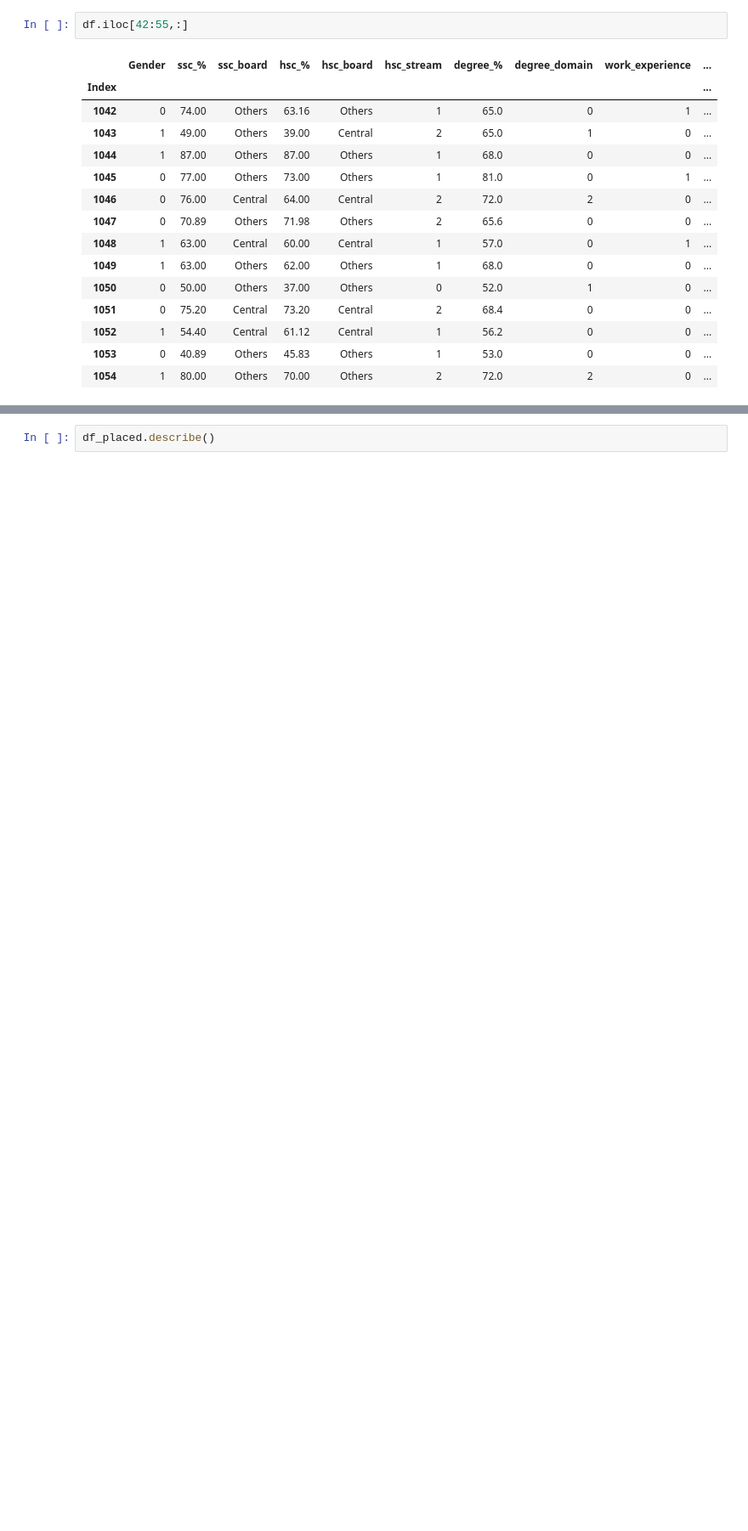
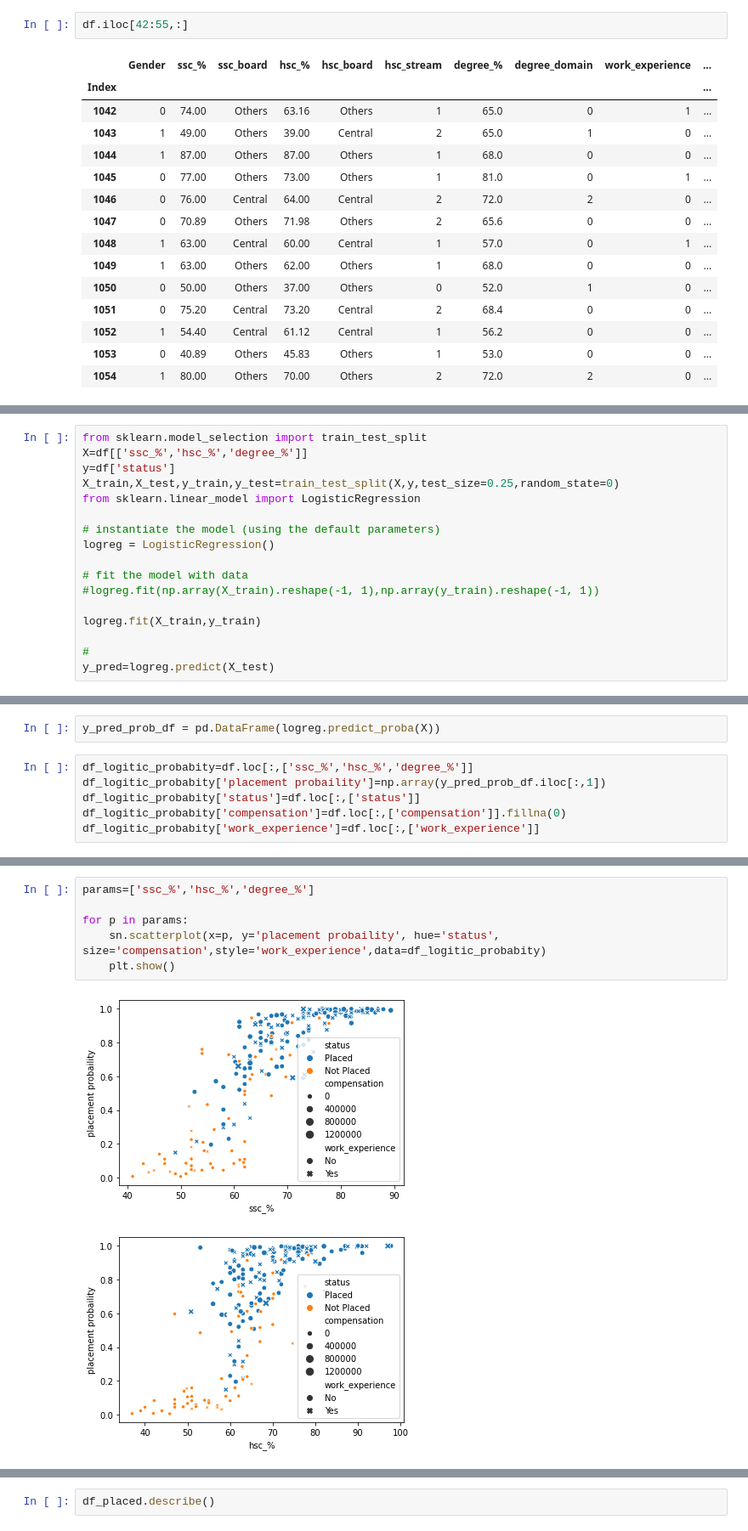
Before and after one commit to Graphtrack/IIMR-Phoenix, a Jupyter notebook: Pheonix analysis.ipynb, the cells around one changed output, grey strips where cells are left out. Shown: that part at 85% size. Saved outputs shown, nothing was run; the diff lists cells and outputs as text; blank space fills up the shorter version.

Commit message:
D2c logistic regression

```diff
--- a/Pheonix analysis.ipynb
+++ b/Pheonix analysis.ipynb
@@ -82,0 +106,17 @@ plt.show()
+# %%
+from sklearn.model_selection import train_test_split
+X=df[['ssc_%','hsc_%','degree_%']]
+y=df['status']
+X_train,X_test,y_train,y_test=train_test_split(X,y,test_size=0.25,random_state=0)
+from sklearn.linear_model import LogisticRegression
+
+# instantiate the model (using the default parameters)
+logreg = LogisticRegression()
+
+# fit the model with data
+#logreg.fit(np.array(X_train).reshape(-1, 1),np.array(y_train).reshape(-1, 1))
+
+logreg.fit(X_train,y_train)
+
+#
+y_pred=logreg.predict(X_test)
@@ -82,0 +132,8 @@ plt.show()
+# %%
+y_pred_prob_df = pd.DataFrame(logreg.predict_proba(X))
+# %%
+df_logitic_probabity=df.loc[:,['ssc_%','hsc_%','degree_%']]
+df_logitic_probabity['placement probaility']=np.array(y_pred_prob_df.iloc[:,1])
+df_logitic_probabity['status']=df.loc[:,['status']]
+df_logitic_probabity['compensation']=df.loc[:,['compensation']].fillna(0)
+df_logitic_probabity['work_experience']=df.loc[:,['work_experience']]
@@ -82,0 +160,9 @@ plt.show()
+# %%
+params=['ssc_%','hsc_%','degree_%']
+
+for p in params:
+    sn.scatterplot(x=p, y='placement probaility', hue='status', size='compensation',style='work_experience',data=df_logitic_probabity)
+    plt.show()
+# %% [output]
+[figure, added]
+[figure, added]
```
Also changed, not shown: parts of 10 cells of this notebook.
